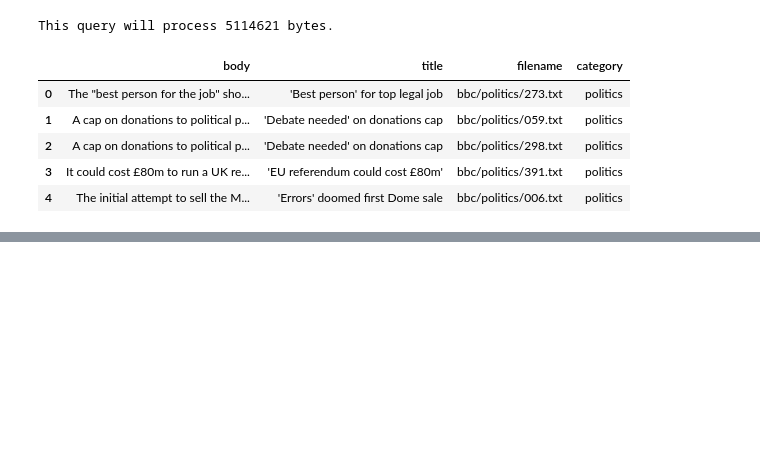
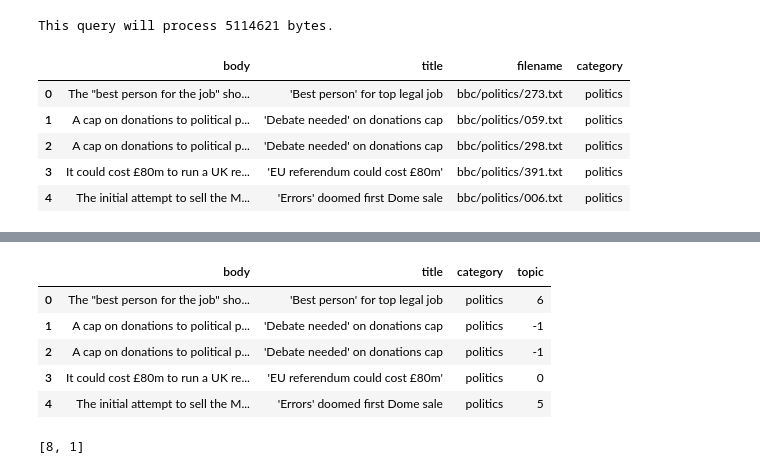
Before and after one commit to AnnaVerbytska/BBC-News, a Jupyter notebook: notebooks/bert-topic.ipynb, the cells around one changed output, grey strips where cells are left out. Saved outputs shown, nothing was run; the diff lists cells and outputs as text; code cells hidden in the pictures; blank space fills up the shorter version.

```diff
--- a/notebooks/bert-topic.ipynb
+++ b/notebooks/bert-topic.ipynb
@@ -41,0 +165,17 @@ This query will process 5114621 bytes.
+# %%
+# Create a new column filled with topics
+df['topic'] = topics
+df.head(5)
+# %% [output]
+|  | body | title | category | topic |
+| 0 | The "best person for the job" sho... | 'Best person' for top legal job | politics | 6 |
+| 1 | A cap on donations to political p... | 'Debate needed' on donations cap | politics | -1 |
+| 2 | A cap on donations to political p... | 'Debate needed' on donations cap | politics | -1 |
+| 3 | It could cost £80m to run a UK re... | 'EU referendum could cost £80m' | politics | 0 |
+| 4 | The initial attempt to sell the M... | 'Errors' doomed first Dome sale | politics | 5 |
+# %%
+# Select topics that are semantically similar to an input query
+similar_topics, similarity = topic_model.find_topics('migration', top_n=2)
+similar_topics
+# %% [output]
+[8, 1]
```
Also changed, not shown: parts of 19 cells of this notebook.
